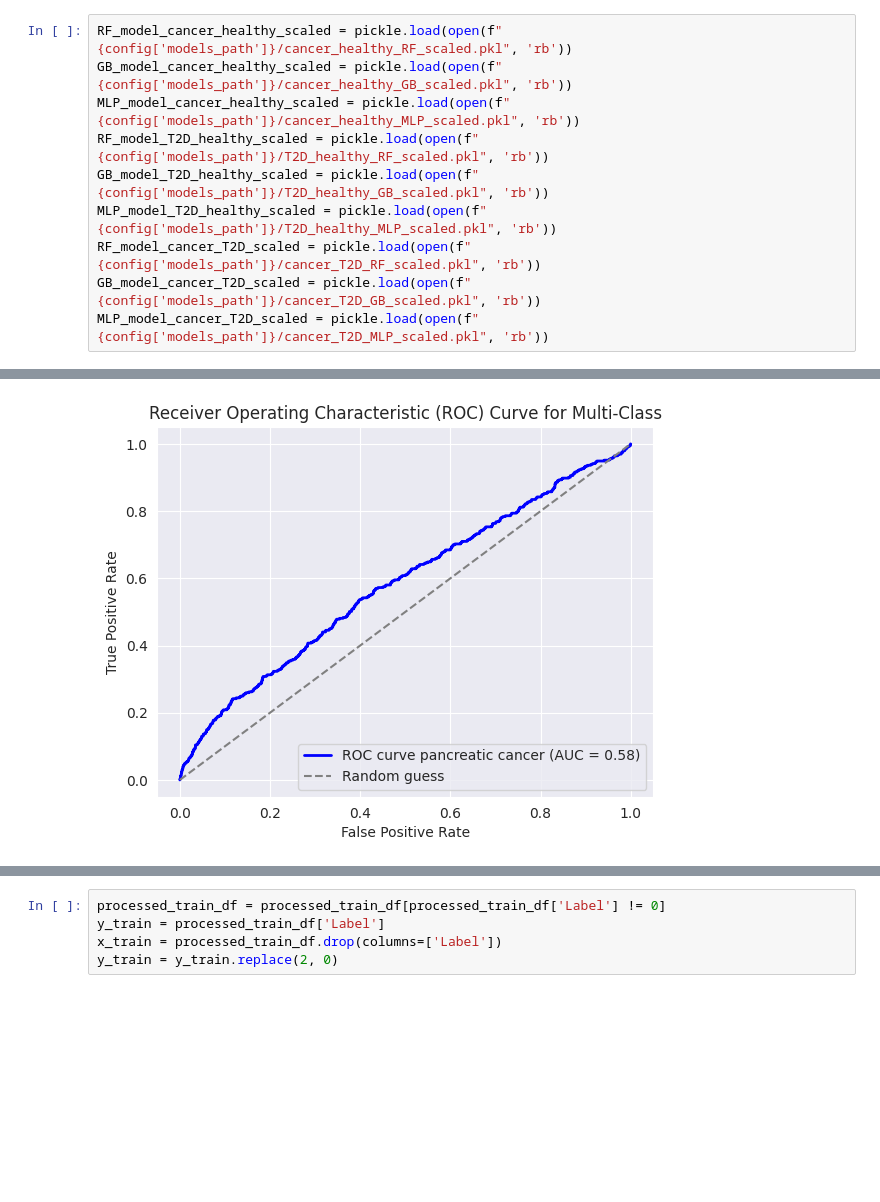
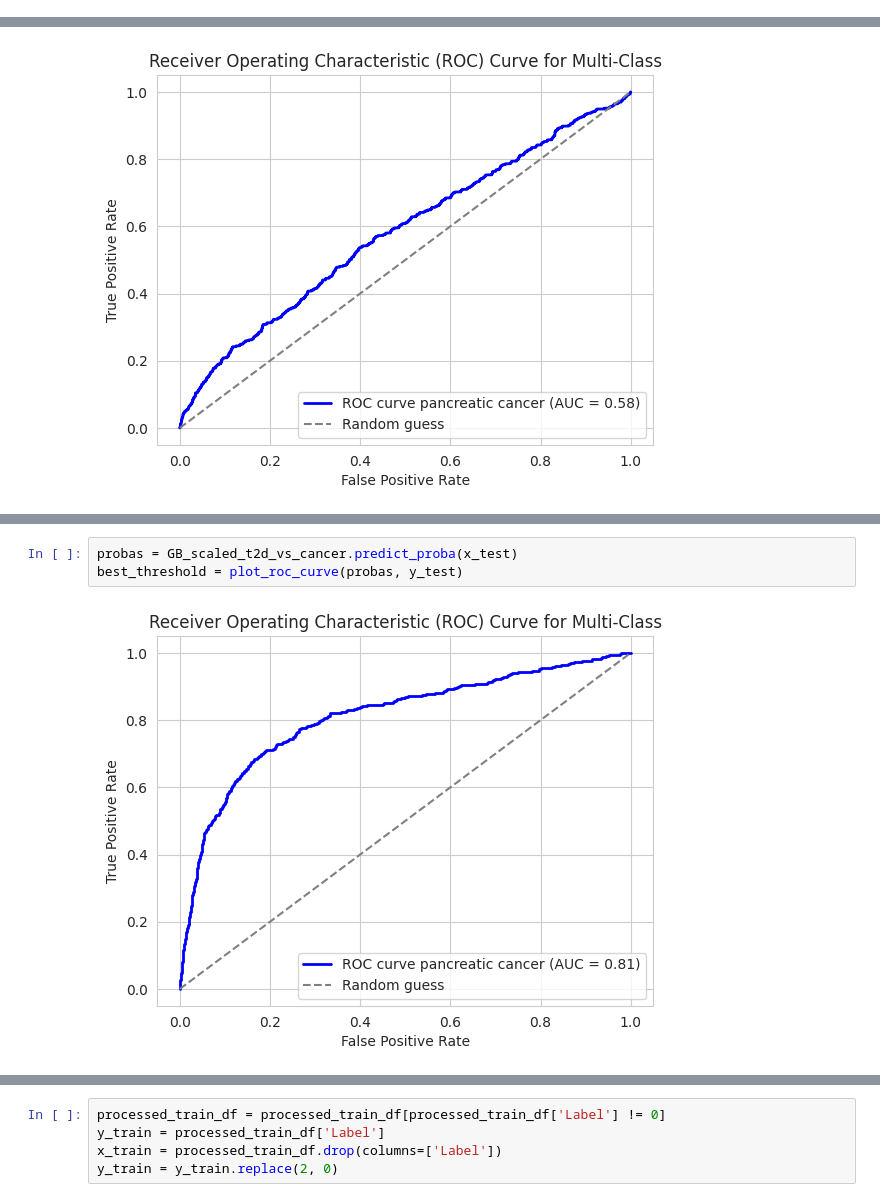
Before and after one commit to OfekShcherb/Finding-Differences-in-Diagnosis-of-Pancreatic-Cancer-and-Type-II-Diabetes-Mellitus, a Jupyter notebook: test.ipynb, the cells around one changed output, grey strips where cells are left out. Cells and saved outputs as stored; diff of their text form; blank space fills up the shorter version.

```diff
--- a/test.ipynb
+++ b/test.ipynb
@@ -189,16 +100,6 @@ MLP_model_with_weighted_labels = pickle.load(open(f"{config['models_path']}/MLP_
 RF_model_scaled = pickle.load(open(f"{config['models_path']}/RF_scaled.pkl", 'rb'))
 GB_model_scaled = pickle.load(open(f"{config['models_path']}/GB_scaled.pkl", 'rb'))
 MLP_model_scaled = pickle.load(open(f"{config['models_path']}/MLP_scaled.pkl", 'rb'))
-# %%
-RF_model_cancer_healthy_scaled = pickle.load(open(f"{config['models_path']}/cancer_healthy_RF_scaled.pkl", 'rb'))
-GB_model_cancer_healthy_scaled = pickle.load(open(f"{config['models_path']}/cancer_healthy_GB_scaled.pkl", 'rb'))
-MLP_model_cancer_healthy_scaled = pickle.load(open(f"{config['models_path']}/cancer_healthy_MLP_scaled.pkl", 'rb'))
-RF_model_T2D_healthy_scaled = pickle.load(open(f"{config['models_path']}/T2D_healthy_RF_scaled.pkl", 'rb'))
-GB_model_T2D_healthy_scaled = pickle.load(open(f"{config['models_path']}/T2D_healthy_GB_scaled.pkl", 'rb'))
-MLP_model_T2D_healthy_scaled = pickle.load(open(f"{config['models_path']}/T2D_healthy_MLP_scaled.pkl", 'rb'))
-RF_model_cancer_T2D_scaled = pickle.load(open(f"{config['models_path']}/cancer_T2D_RF_scaled.pkl", 'rb'))
-GB_model_cancer_T2D_scaled = pickle.load(open(f"{config['models_path']}/cancer_T2D_GB_scaled.pkl", 'rb'))
-MLP_model_cancer_T2D_scaled = pickle.load(open(f"{config['models_path']}/cancer_T2D_MLP_scaled.pkl", 'rb'))
 # %%
 RF_scaled_healthy_vs_sick = pickle.load(open(f"{config['models_path']}/RF_scaled_healthy_vs_sick.pkl", 'rb'))
 GB_scaled_healthy_vs_sick = pickle.load(open(f"{config['models_path']}/GB_scaled_healthy_vs_sick.pkl", 'rb'))
@@ -799,0 +345,5 @@ weighted avg       0.99      0.60      0.75    100809
+# %%
+probas = GB_scaled_t2d_vs_cancer.predict_proba(x_test)
+best_threshold = plot_roc_curve(probas, y_test)
+# %% [output]
+[figure, added]
```
Also changed, not shown: parts of 68 cells of this notebook.
